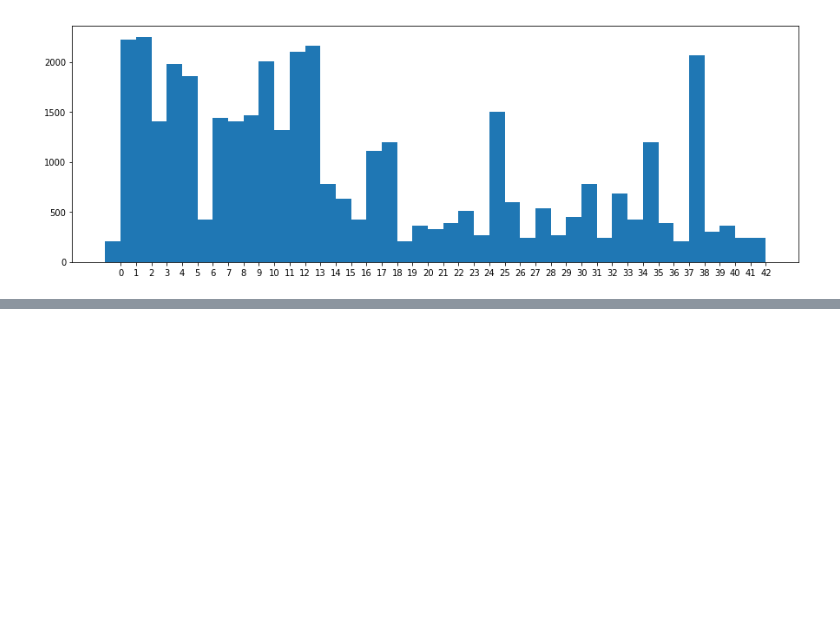
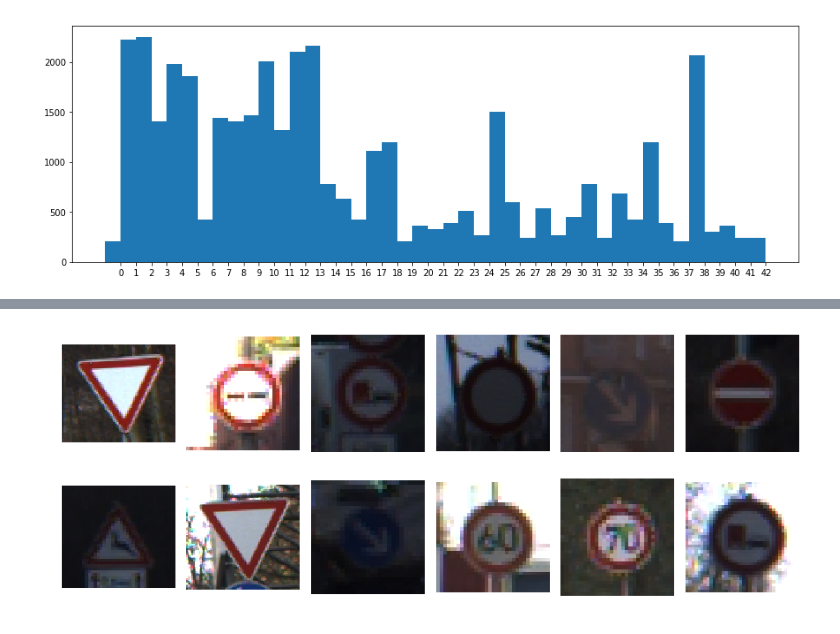
Before and after one commit to yevtu/traffic_signs_recognition, a Jupyter notebook: pipeline.ipynb, the cells around one changed output, grey strips where cells are left out. Cells and saved outputs as stored; diff of their text form; code cells hidden in the pictures; blank space fills up the shorter version.

```diff
--- a/pipeline.ipynb
+++ b/pipeline.ipynb
@@ -34,8 +38,10 @@ Number of validation examples = 3921
 Number of classes = 43
 # %%
 cls_counter = Counter()
+y_train = []
 for path in imgpaths:
     cls = int(path.split('/')[-2])
+    y_train.append(cls)
     cls_counter[cls] += 1
 
 labels, values = cls_counter.keys(), cls_counter.values()
@@ -56,0 +78,16 @@ plt.imshow(rgb)
+# %%
+gs = gridspec.GridSpec(2, 6)
+gs.update(wspace=0.1, hspace=0)
+plt.figure(figsize=(15, 6))
+
+sample = np.random.choice(imgpaths, size=12)
+for i, path in enumerate(sample):
+    img = cv2.cvtColor(cv2.imread(path), cv2.COLOR_BGR2RGB)
+    ax = plt.subplot(gs[i])
+    ax.set_aspect('equal')
+    plt.imshow(img)
+    plt.axis('off')
+
+plt.show()
+# %% [output]
+[figure, added]
```
Also changed, not shown: parts of 12 cells of this notebook, 2 other files.
